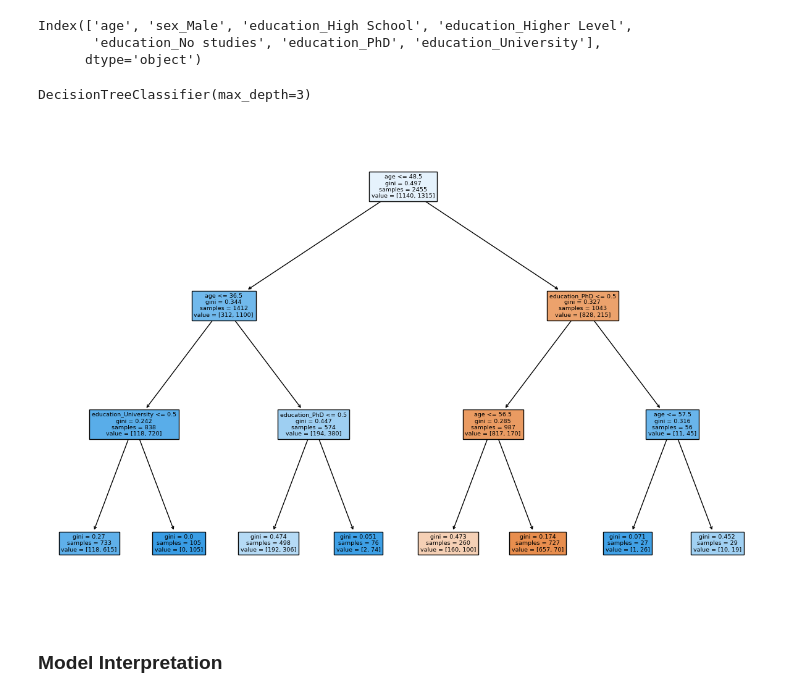
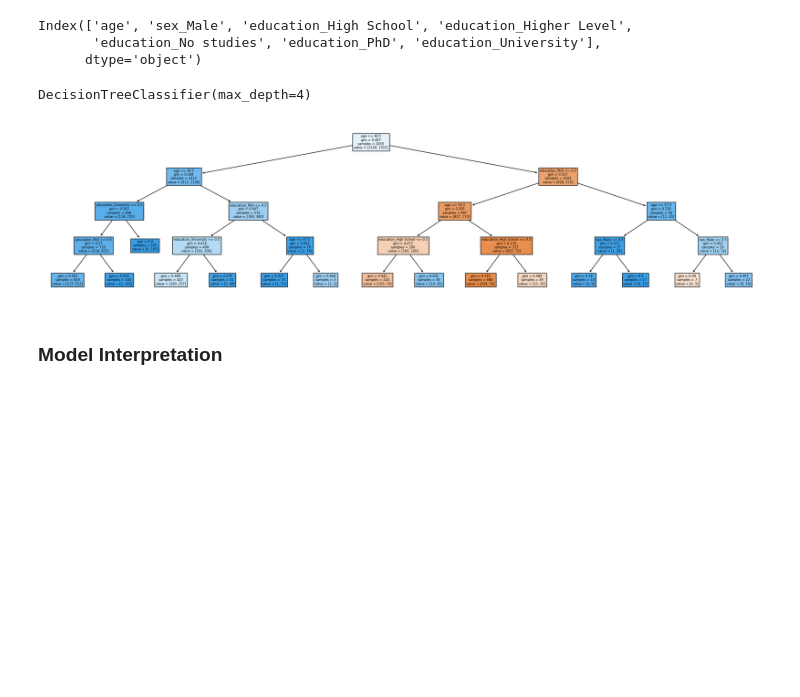
Before and after one commit to toluwabori/resolving-machine-learning-python, a Jupyter notebook: 02_The Decision Tree & Supervised Classification Models/02D_decision-tree_practice_blank.ipynb, the cells around one changed output. Saved outputs shown, nothing was run; the diff lists cells and outputs as text; code cells hidden in the pictures; blank space fills up the shorter version.

```diff
--- a/02_The Decision Tree & Supervised Classification Models/02D_decision-tree_practice_blank.ipynb
+++ b/02_The Decision Tree & Supervised Classification Models/02D_decision-tree_practice_blank.ipynb
@@ -127,19 +184,19 @@ Index(['age', 'sex_Male', 'education_High School', 'education_Higher Level',
        'education_No studies', 'education_PhD', 'education_University'],
       dtype='object')
 # %%
-model_dt=DecisionTreeClassifier(max_depth=3)
+model_dt=DecisionTreeClassifier(max_depth=4)
 # %%
 model_dt.fit(X=features,y=target)
 # %% [output]
-DecisionTreeClassifier(max_depth=3)
+DecisionTreeClassifier(max_depth=4)
 # %%
 import matplotlib.pyplot as plt
-plt.figure(figsize=(15,10))
+plt.figure(figsize=(25,6))
 
 
 plot_tree(decision_tree=model_dt,feature_names=features.columns,filled=True);
 # %% [output]
-[figure, old version]
+[figure, new version]
 # %% [markdown]
 ### Model Interpretation
 # %% [markdown]
```
Also changed, not shown: parts of 12 cells of this notebook, 3 other files.
